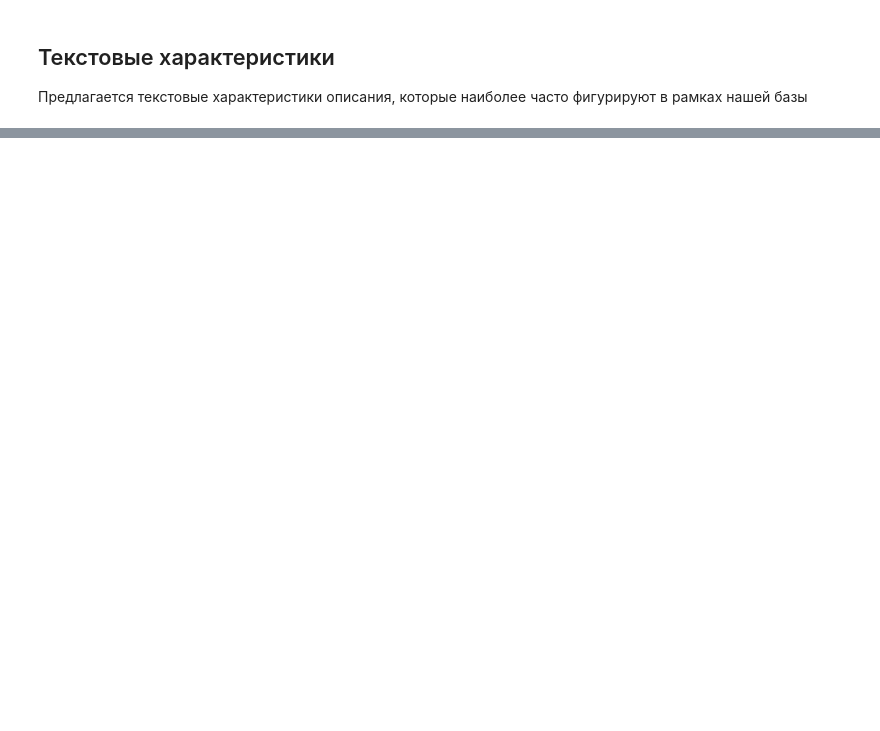
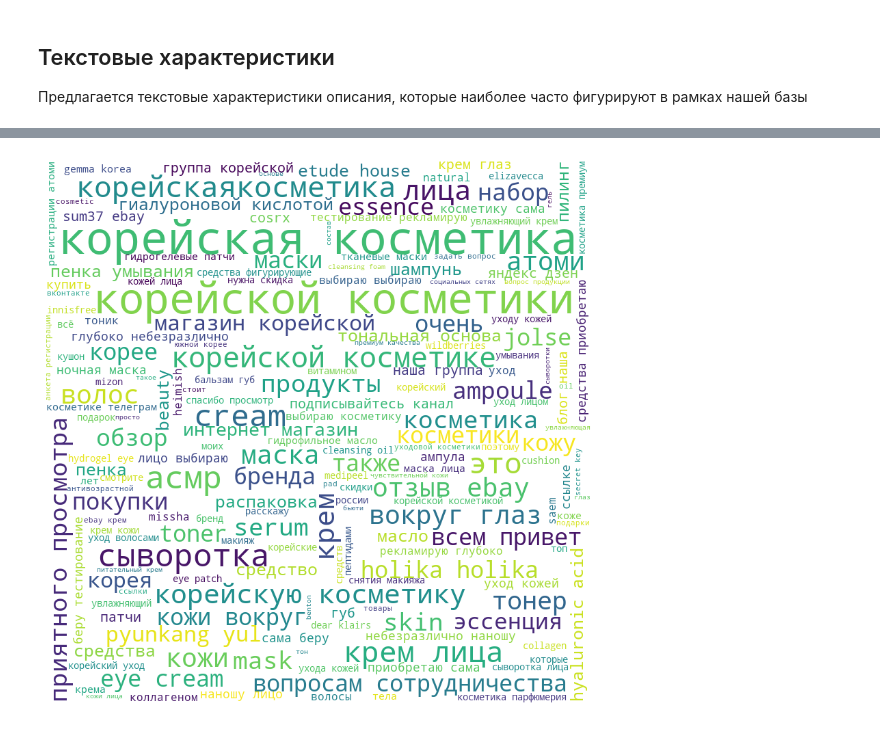
Before and after one commit to Tricar5/dm_corean, a Jupyter notebook: notebooks/7/seminar_71(desc_stat).ipynb, the cells around one changed output, grey strips where cells are left out. Saved outputs shown, nothing was run; the diff lists cells and outputs as text; code cells hidden in the pictures; blank space fills up the shorter version.

```diff
--- a/notebooks/7/seminar_71(desc_stat).ipynb
+++ b/notebooks/7/seminar_71(desc_stat).ipynb
@@ -346,19 +555,21 @@ filtered_words = [w for w in words if w not in my_stop]
 # %%
 # 30 Облако слов
 
 from wordcloud import WordCloud
 
 all_string = ' '.join(filtered_words)
 
 wordcloud = WordCloud(width = 800, height = 800,
                 background_color ='white',
-                min_font_size = 10).generate(all_string)
+                min_font_size = 10).generate_from_text(all_string)
 
 
 # plot the WordCloud image
 plt.figure(figsize = (8, 8), facecolor = None)
 plt.imshow(wordcloud)
 plt.axis("off")
 plt.tight_layout(pad = 0)
 
 plt.show()
+# %% [output]
+[figure, added]
```
Also changed, not shown: parts of 25 cells of this notebook, 1 other file.
